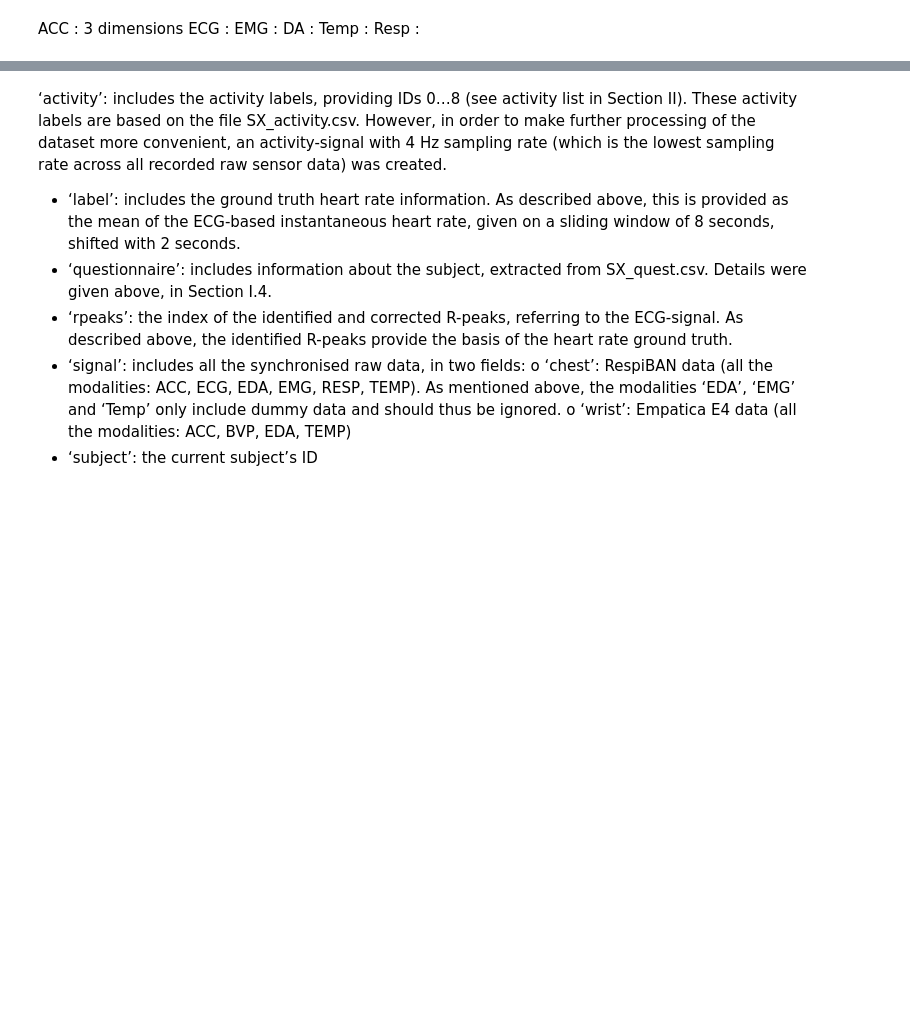
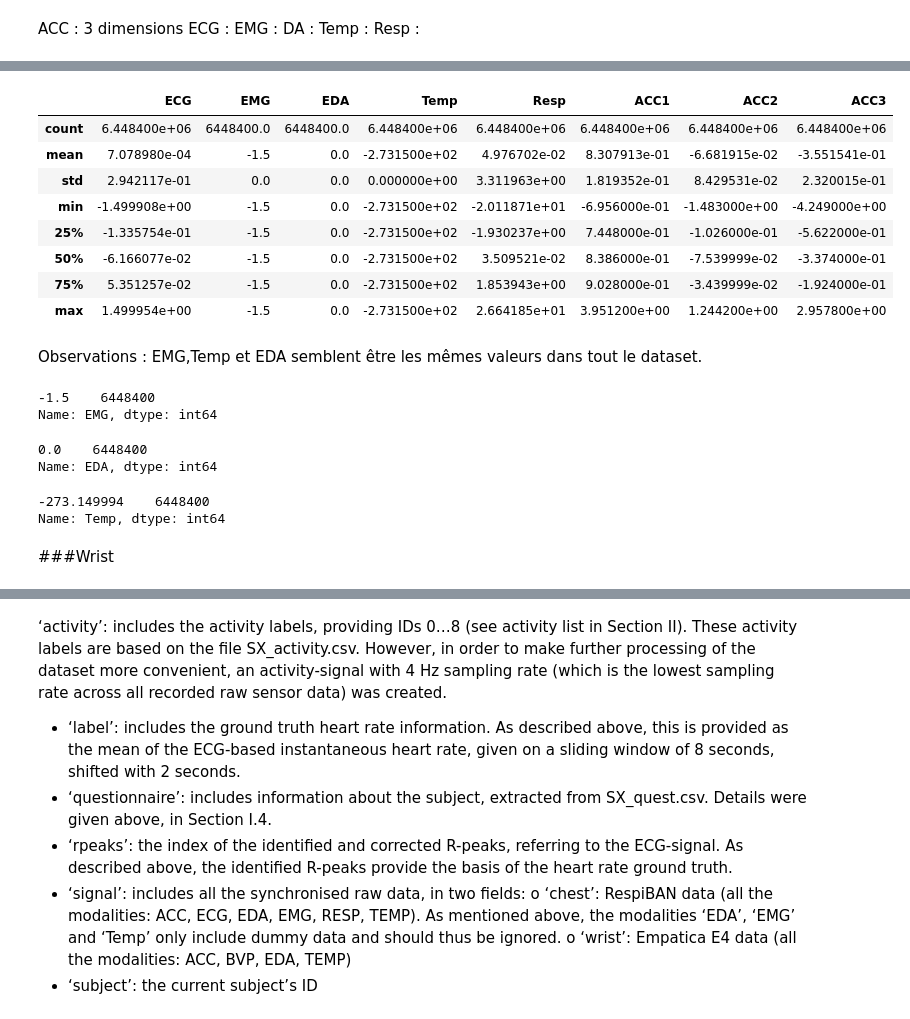
Before and after one commit to lydiasu1/pythonanalysis, a Jupyter notebook: Pythonanalysis.ipynb, the cells around one changed output, grey strips where cells are left out. Cells and saved outputs as stored; diff of their text form; code cells hidden in the pictures; blank space fills up the shorter version.

Commit message:
Nettoyage data wrist

```diff
--- a/Pythonanalysis.ipynb
+++ b/Pythonanalysis.ipynb
@@ -195,3 +192,35 @@ df_wrist
+# %%
+df_chest.describe()
+# %% [output]
+|  | ECG | EMG | EDA | Temp | Resp | ACC1 | ACC2 | ACC3 |
+| count | 6.448400e+06 | 6448400.0 | 6448400.0 | 6.448400e+06 | 6.448400e+06 | 6.448400e+06 | 6.448400e+06 | 6.448400e+06 |
+| mean | 7.078980e-04 | -1.5 | 0.0 | -2.731500e+02 | 4.976702e-02 | 8.307913e-01 | -6.681915e-02 | -3.551541e-01 |
+| std | 2.942117e-01 | 0.0 | 0.0 | 0.000000e+00 | 3.311963e+00 | 1.819352e-01 | 8.429531e-02 | 2.320015e-01 |
+| min | -1.499908e+00 | -1.5 | 0.0 | -2.731500e+02 | -2.011871e+01 | -6.956000e-01 | -1.483000e+00 | -4.249000e+00 |
+| 25% | -1.335754e-01 | -1.5 | 0.0 | -2.731500e+02 | -1.930237e+00 | 7.448000e-01 | -1.026000e-01 | -5.622000e-01 |
+| 50% | -6.166077e-02 | -1.5 | 0.0 | -2.731500e+02 | 3.509521e-02 | 8.386000e-01 | -7.539999e-02 | -3.374000e-01 |
+| 75% | 5.351257e-02 | -1.5 | 0.0 | -2.731500e+02 | 1.853943e+00 | 9.028000e-01 | -3.439999e-02 | -1.924000e-01 |
+| max | 1.499954e+00 | -1.5 | 0.0 | -2.731500e+02 | 2.664185e+01 | 3.951200e+00 | 1.244200e+00 | 2.957800e+00 |
+# %% [markdown]
+Observations :
+EMG,Temp et EDA semblent être les mêmes valeurs dans tout le dataset.
+# %%
+df_chest.EMG.value_counts()
+# %% [output]
+-1.5    6448400
+Name: EMG, dtype: int64
+# %%
+df_chest.EDA.value_counts()
+# %% [output]
+0.0    6448400
+Name: EDA, dtype: int64
+# %%
+df_chest.Temp.value_counts()
+# %% [output]
+-273.149994    6448400
+Name: Temp, dtype: int64
+# %% [markdown]
+###Wrist
 # %%
 df_wrist = pd.DataFrame()
 for i in df.get('signal').get('wrist').keys():
```
Also changed, not shown: parts of 12 cells of this notebook.
